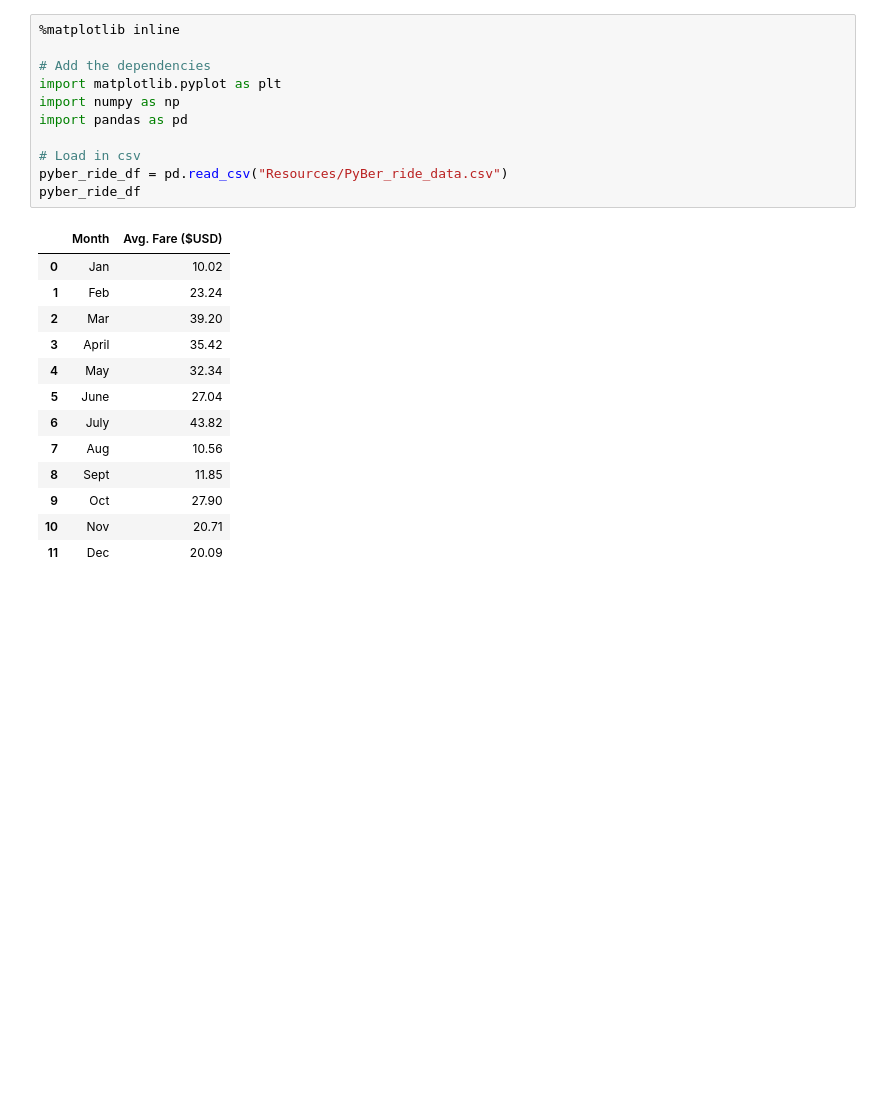
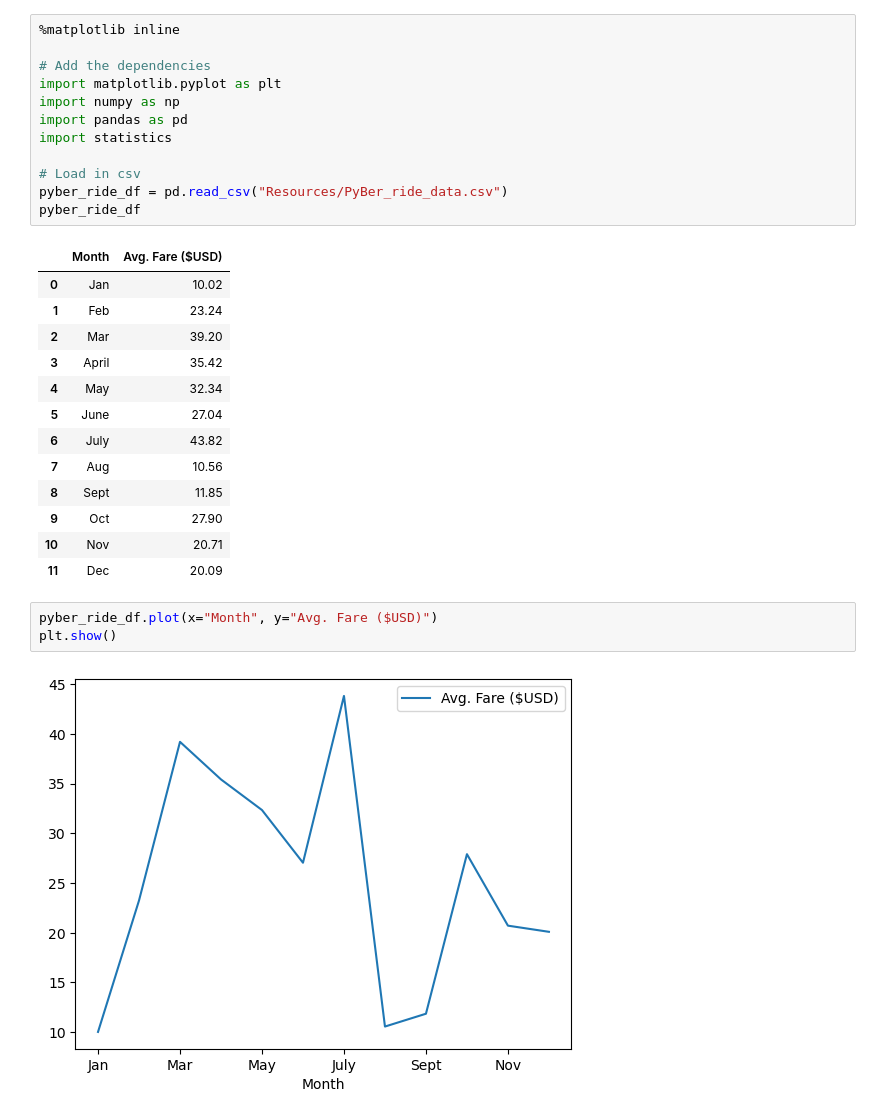
Before and after one commit to tanahildebrand/PyBer_Analysis, a Jupyter notebook: PyBer_ride_data.ipynb, the cells around one changed output. Saved outputs shown, nothing was run; the diff lists cells and outputs as text; blank space fills up the shorter version.

```diff
--- a/PyBer_ride_data.ipynb
+++ b/PyBer_ride_data.ipynb
@@ -5,6 +5,7 @@
 import matplotlib.pyplot as plt
 import numpy as np
 import pandas as pd
+import statistics
 
 # Load in csv
 pyber_ride_df = pd.read_csv("Resources/PyBer_ride_data.csv")
@@ -23,3 +24,8 @@ pyber_ride_df
 | 9 | Oct | 27.90 |
 | 10 | Nov | 20.71 |
 | 11 | Dec | 20.09 |
+# %%
+pyber_ride_df.plot(x="Month", y="Avg. Fare ($USD)")
+plt.show()
+# %% [output]
+[figure, added]
```
Also changed, not shown: parts of 5 cells of this notebook, 2 other files.
